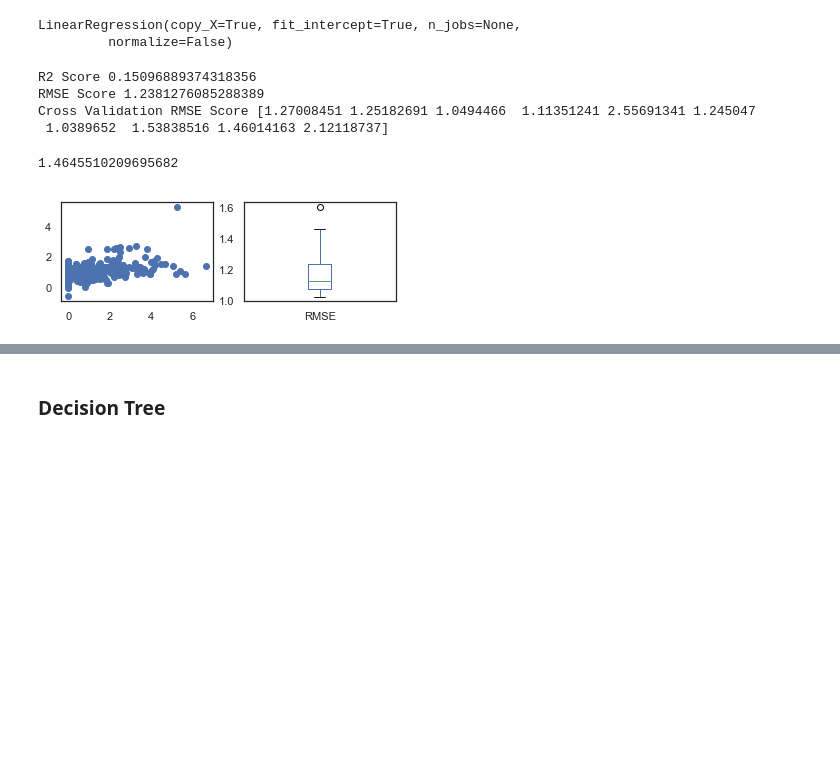
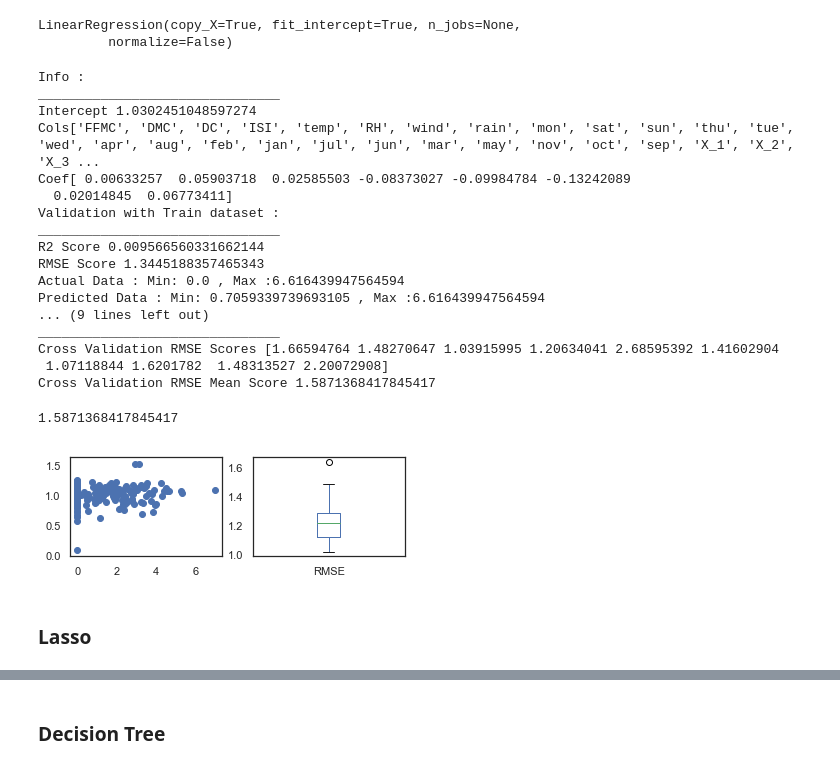
Before and after one commit to balag752/Machine-Learning-1, a Jupyter notebook: ML Project/Fire prediction.ipynb, the cells around one changed output, grey strips where cells are left out. Saved outputs shown, nothing was run; the diff lists cells and outputs as text; code cells hidden in the pictures; blank space fills up the shorter version.

```diff
--- a/ML Project/Fire prediction.ipynb
+++ b/ML Project/Fire prediction.ipynb
@@ -268,29 +269,50 @@ def StandardScalerData(X):
     scaler = StandardScaler()
     return scaler.fit_transform(X)
 # %%
-def Validations(model, X_train, X_test, y_train, y_test):
+def Validations(model,X_col, Data,X_train, X_test, y_train, y_test,coeffs=0):
+    y_col="area"
+
+    if coeffs==1:
+        print("Info :")
+        print("_______________________________")
+        print("Intercept "+str(model.intercept_))
+        print("Cols"+str(X_col))
+        print("Coef"+ str(model.coef_))
 
     y_train_pred=model.predict(X_train)
     print("Validation with Train dataset :")
-
-    print("R2 Score "+str(r2_score(y_test,y_pred)))
-    print("RMSE Score "+str(np.sqrt(mean_squared_error(y_test, y_pred))))
+    print("_______________________________")
+    print("R2 Score "+str(r2_score(y_train,y_train_pred)))
+    print("RMSE Score "+str(np.sqrt(mean_squared_error(y_train,y_train_pred))))
+    print("Actual Data : Min: "+str(y_train.min())+" , Max :"+str(y_train.max()))
+    print("Predicted Data : Min: "+str(y_train_pred.min())+" , Max :"+str(y_train.max()))
 
     y_pred=model.predict(X_test)
 
+    print(" ")
+    print("Validation with Test dataset :")
+    print("_______________________________")
     print("R2 Score "+str(r2_score(y_test,y_pred)))
     print("RMSE Score "+str(np.sqrt(mean_squared_error(y_test, y_pred))))
+    print("Actual Data : Min: "+str(y_test.min())+" , Max :"+str(y_test.max()))
+    print("Predicted Data : Min: "+str(y_pred.min())+" , Max :"+str(y_pred.max()))
 
     plt.subplot(2,2,1)
     plt.scatter(y_test,y_pred)
 
-    scores = cross_val_score(model, Data[ncols], Data["area"], cv=10, scoring="neg_mean_squared_error")
+    scores = cross_val_score(model, Data[X_col], Data[y_col], cv=10, scoring="neg_mean_squared_error")
     scores=np.sqrt(abs(scores))
 
     plt.subplot(2,2,2)
     pd.Series(np.sqrt(scores)).plot(kind="box", label="RMSE");
 
-    print("Cross Validation RMSE Score "+str(scores))
+
+    print(" ")
+    print("10 Fold validation :")
+    print("_______________________________")
+    print("Cross Validation RMSE Scores "+str(scores))
+#     print(scores)
+    print("Cross Validation RMSE Mean Score "+str(np.mean(scores, dtype=np.float64)))
 
     return np.mean(scores)
 # %%
@@ -306,9 +328,11 @@ def param_selection(model,param_grid, X_train, y_train, nfolds=10):
 ### Separate Train & Test data for linear computations
 # %%
 Encod_ncols=['FFMC', 'DMC', 'DC', 'ISI', 'temp', 'RH', 'wind', 'rain', 'mon', 'sat', 'sun', 'thu', 'tue', 'wed', 'apr', 'aug', 'feb','jan', 'jul', 'jun', 'mar', 'may', 'nov', 'oct', 'sep', 'X_1', 'X_2','X_3', 'X_4', 'X_5', 'X_6', 'X_7', 'X_8', 'X_9', 'Y_2', 'Y_3', 'Y_4','Y_5', 'Y_6', 'Y_8', 'Y_9']
+std_cols=['FFMC', 'DMC', 'DC', 'ISI', 'temp', 'RH', 'wind', 'rain']
 # %%
-Encoded_Data[Encod_ncols]=StandardScalerData(Encoded_Data[Encod_ncols])
-X_train, X_test, y_train, y_test = train_test_split(Encoded_Data[Encod_ncols], Encoded_Data["area"],  test_size=0.3, random_state=0)
+Standarized_Data=Encoded_Data
+Standarized_Data[std_cols]=StandardScalerData(Encoded_Data[std_cols])
+X_train, X_test, y_train, y_test = train_test_split(Standarized_Data[Encod_ncols], Standarized_Data["area"],  test_size=0.2, random_state=0)
 # %%
 model = LinearRegression(fit_intercept=True, n_jobs=None,normalize=False)
 model.fit(X_train, y_train)
@@ -316,11 +340,26 @@ model.fit(X_train, y_train)
 LinearRegression(copy_X=True, fit_intercept=True, n_jobs=None,
          normalize=False)
 # %%
-Validations(model,X_train, y_train)
+Validations(model,Encod_ncols,Standarized_Data, X_train, X_test, y_train, y_test,1 )
 # %% [output]
-R2 Score 0.15096889374318356
-RMSE Score 1.2381276085288389
-Cross Validation RMSE Score [1.27008451 1.25182691 1.0494466  1.11351241 2.55691341 1.245047
- 1.0389652  1.53838516 1.46014163 2.12118737]
+Info :
+_______________________________
+Intercept 1.0302451048597274
+Cols['FFMC', 'DMC', 'DC', 'ISI', 'temp', 'RH', 'wind', 'rain', 'mon', 'sat', 'sun', 'thu', 'tue', 'wed', 'apr', 'aug', 'feb', 'jan', 'jul', 'jun', 'mar', 'may', 'nov', 'oct', 'sep', 'X_1', 'X_2', 'X_3 ...
+Coef[ 0.00633257  0.05903718  0.02585503 -0.08373027 -0.09984784 -0.13242089
+  0.02014845  0.06773411]
+Validation with Train dataset :
+_______________________________
+R2 Score 0.009566560331662144
+RMSE Score 1.3445188357465343
+Actual Data : Min: 0.0 , Max :6.616439947564594
+Predicted Data : Min: 0.7059339739693105 , Max :6.616439947564594
+... (9 lines left out)
+_______________________________
+Cross Validation RMSE Scores [1.66594764 1.48270647 1.03915995 1.20634041 2.68595392 1.41602904
+ 1.07118844 1.6201782  1.48313527 2.20072908]
+Cross Validation RMSE Mean Score 1.5871368417845417
-1.4645510209695682
+1.5871368417845417
-[figure, old version]
+[figure, new version]
+# %% [markdown]
+### Lasso
```
Also changed, not shown: parts of 19 cells of this notebook.
